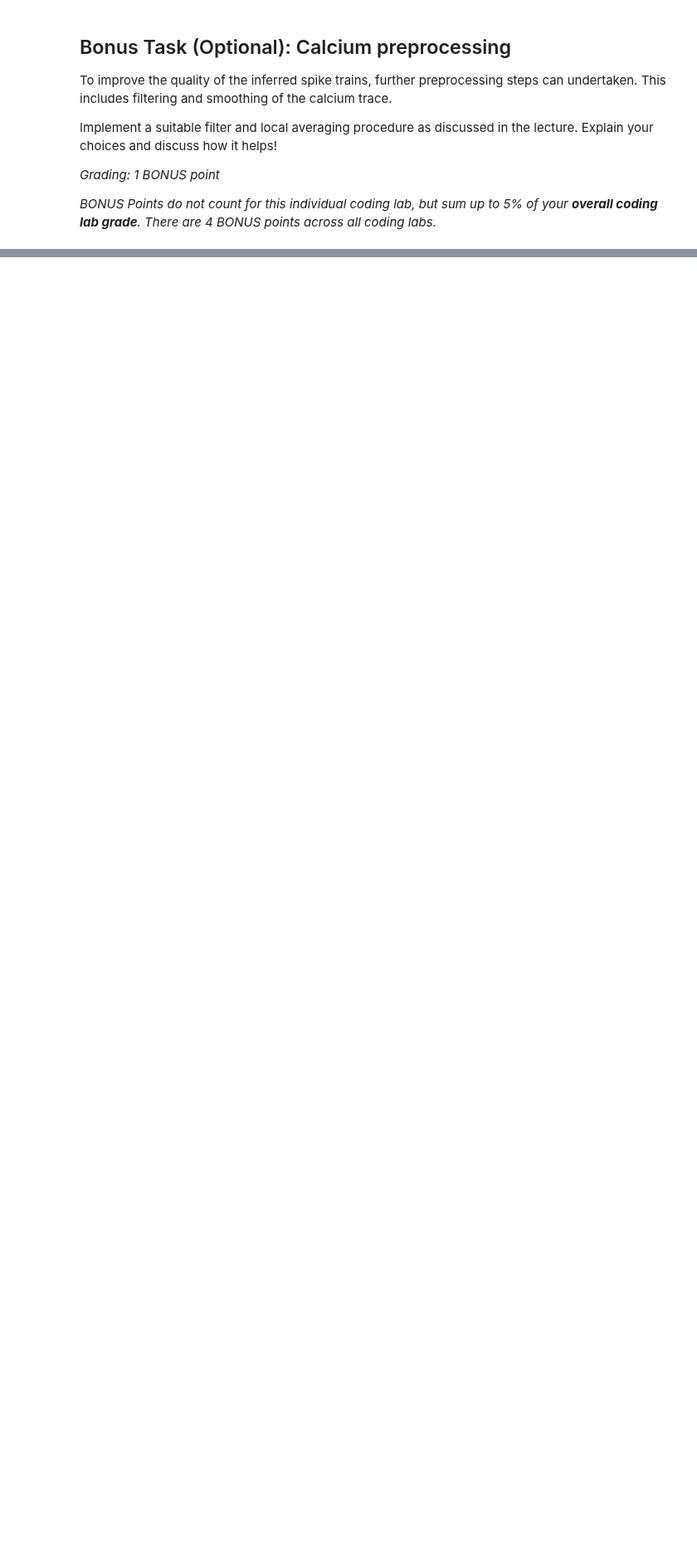
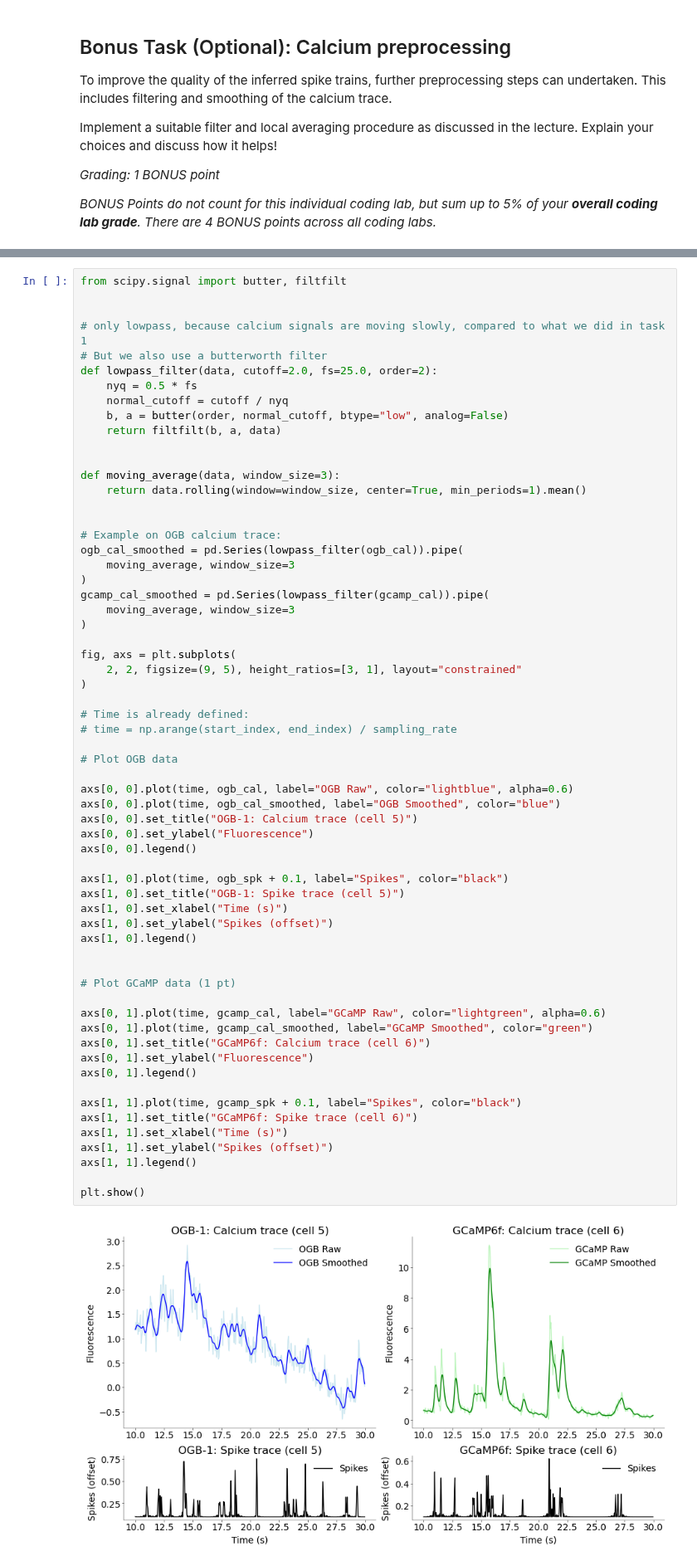
Before and after one commit to aeldably/Neural_Data_Science_Summer_2025, a Jupyter notebook: notebooks/CodingLab3.ipynb, the cells around one changed output, grey strips where cells are left out. Shown at 83% size. Drawn from its saved outputs; the diff is of its cells as text; blank space fills up the shorter version.

```diff
--- a/notebooks/CodingLab3.ipynb
+++ b/notebooks/CodingLab3.ipynb
@@ -117,3 +192,67 @@ _BONUS Points do not count for this individual coding lab, but sum up to 5% of y
+# %%
+from scipy.signal import butter, filtfilt
+
+
+# only lowpass, because calcium signals are moving slowly, compared to what we did in task 1
+# But we also use a butterworth filter
+def lowpass_filter(data, cutoff=2.0, fs=25.0, order=2):
+    nyq = 0.5 * fs
+    normal_cutoff = cutoff / nyq
+    b, a = butter(order, normal_cutoff, btype="low", analog=False)
+    return filtfilt(b, a, data)
+
+
+def moving_average(data, window_size=3):
+    return data.rolling(window=window_size, center=True, min_periods=1).mean()
+
+
+# Example on OGB calcium trace:
+ogb_cal_smoothed = pd.Series(lowpass_filter(ogb_cal)).pipe(
+    moving_average, window_size=3
+)
+gcamp_cal_smoothed = pd.Series(lowpass_filter(gcamp_cal)).pipe(
+    moving_average, window_size=3
+)
+
+fig, axs = plt.subplots(
+    2, 2, figsize=(9, 5), height_ratios=[3, 1], layout="constrained"
+)
+
+# Time is already defined:
+# time = np.arange(start_index, end_index) / sampling_rate
+
+# Plot OGB data
+
+axs[0, 0].plot(time, ogb_cal, label="OGB Raw", color="lightblue", alpha=0.6)
+axs[0, 0].plot(time, ogb_cal_smoothed, label="OGB Smoothed", color="blue")
+axs[0, 0].set_title("OGB-1: Calcium trace (cell 5)")
+axs[0, 0].set_ylabel("Fluorescence")
+axs[0, 0].legend()
+
+axs[1, 0].plot(time, ogb_spk + 0.1, label="Spikes", color="black")
+axs[1, 0].set_title("OGB-1: Spike trace (cell 5)")
+axs[1, 0].set_xlabel("Time (s)")
+axs[1, 0].set_ylabel("Spikes (offset)")
+axs[1, 0].legend()
+
+
+# Plot GCaMP data (1 pt)
+
+axs[0, 1].plot(time, gcamp_cal, label="GCaMP Raw", color="lightgreen", alpha=0.6)
+axs[0, 1].plot(time, gcamp_cal_smoothed, label="GCaMP Smoothed", color="green")
+axs[0, 1].set_title("GCaMP6f: Calcium trace (cell 6)")
+axs[0, 1].set_ylabel("Fluorescence")
+axs[0, 1].legend()
+
+axs[1, 1].plot(time, gcamp_spk + 0.1, label="Spikes", color="black")
+axs[1, 1].set_title("GCaMP6f: Spike trace (cell 6)")
+axs[1, 1].set_xlabel("Time (s)")
+axs[1, 1].set_ylabel("Spikes (offset)")
+axs[1, 1].legend()
+
+plt.show()
+# %% [output]
+[figure, added]
 # %% [markdown]
 ## Task 2: Simple deconvolution
 
```
Also changed, not shown: parts of 9 cells of this notebook, 2 other files.
